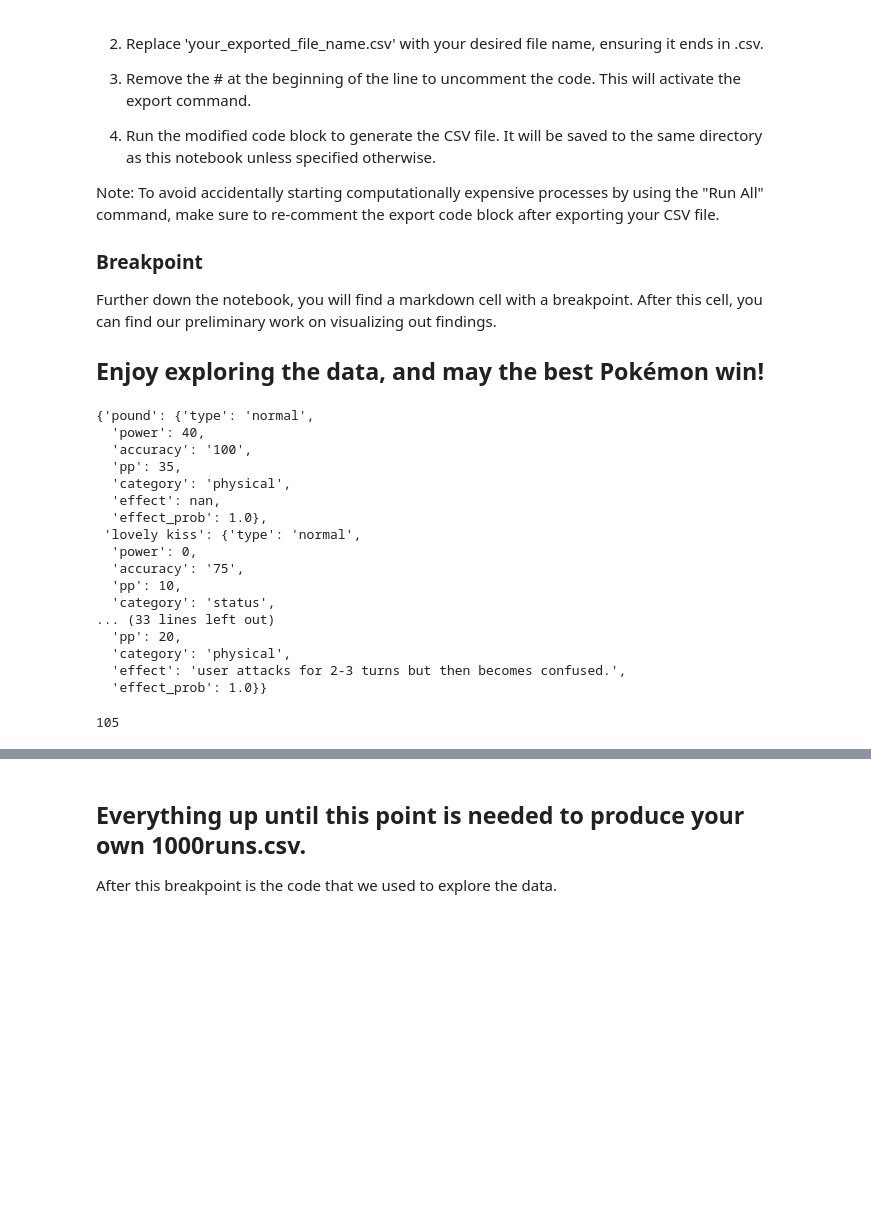
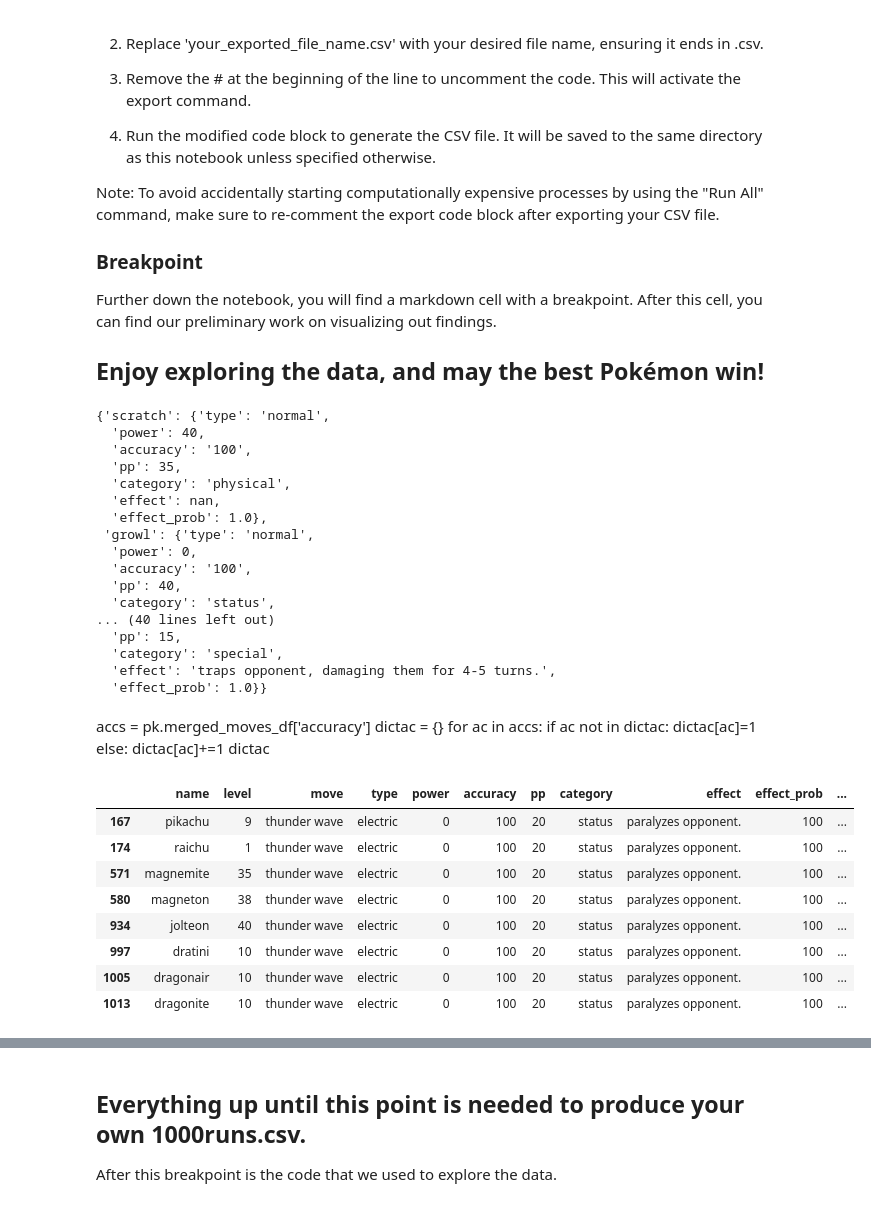
Before and after one commit to hayden-burger/Pokemon-2-Electric-Boogaloo, a Jupyter notebook: runpokemon.ipynb, the cells around one changed output, grey strips where cells are left out. Cells and saved outputs as stored; diff of their text form; code cells hidden in the pictures; blank space fills up the shorter version.

```diff
--- a/runpokemon.ipynb
+++ b/runpokemon.ipynb
@@ -61,28 +61,45 @@ for pokemon_name in pk.Pokemon_df.iloc[gen1].index: #for every pokemon in gen 1
     #assign a class as a member of the dictionary
     pokemon_dict[pokemon_name] = pk.Pokemon(pokemon_name)
 # %%
-pokemon_dict['jynx'].moveset
+pokemon_dict['charmander'].moveset
 # %% [output]
-{'pound': {'type': 'normal',
+{'scratch': {'type': 'normal',
   'power': 40,
   'accuracy': '100',
   'pp': 35,
   'category': 'physical',
   'effect': nan,
   'effect_prob': 1.0},
- 'lovely kiss': {'type': 'normal',
+ 'growl': {'type': 'normal',
   'power': 0,
-  'accuracy': '75',
-  'pp': 10,
+  'accuracy': '100',
+  'pp': 40,
   'category': 'status',
-... (33 lines left out)
-  'pp': 20,
-  'category': 'physical',
-  'effect': 'user attacks for 2-3 turns but then becomes confused.',
+... (40 lines left out)
+  'pp': 15,
+  'category': 'special',
+  'effect': 'traps opponent, damaging them for 4-5 turns.',
   'effect_prob': 1.0}}
-# %%
-pokemon_dict['bulbasaur'].start_hp
-# %% [output]
-105
+# %% [markdown]
+accs = pk.merged_moves_df['accuracy']
+dictac = {}
+for ac in accs:
+    if ac not in dictac:
+        dictac[ac]=1
+    else:
+        dictac[ac]+=1
+dictac
+# %%
+pk.merged_moves_df.iloc[np.where(pk.merged_moves_df['move'] == 'thunder wave')]
+# %% [output]
+|  | name | level | move | type | power | accuracy | pp | category | effect | effect_prob | ... |
+| 167 | pikachu | 9 | thunder wave | electric | 0 | 100 | 20 | status | paralyzes opponent. | 100 | ... |
+| 174 | raichu | 1 | thunder wave | electric | 0 | 100 | 20 | status | paralyzes opponent. | 100 | ... |
+| 571 | magnemite | 35 | thunder wave | electric | 0 | 100 | 20 | status | paralyzes opponent. | 100 | ... |
+| 580 | magneton | 38 | thunder wave | electric | 0 | 100 | 20 | status | paralyzes opponent. | 100 | ... |
+| 934 | jolteon | 40 | thunder wave | electric | 0 | 100 | 20 | status | paralyzes opponent. | 100 | ... |
+| 997 | dratini | 10 | thunder wave | electric | 0 | 100 | 20 | status | paralyzes opponent. | 100 | ... |
+| 1005 | dragonair | 10 | thunder wave | electric | 0 | 100 | 20 | status | paralyzes opponent. | 100 | ... |
+| 1013 | dragonite | 10 | thunder wave | electric | 0 | 100 | 20 | status | paralyzes opponent. | 100 | ... |
 # %%
 # uncomment below and pick two pokemon to see a battle
```
Also changed, not shown: parts of 8 cells of this notebook, 1 other file.
